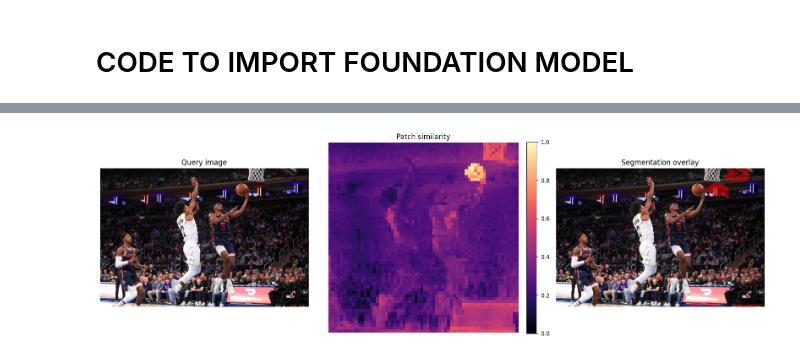
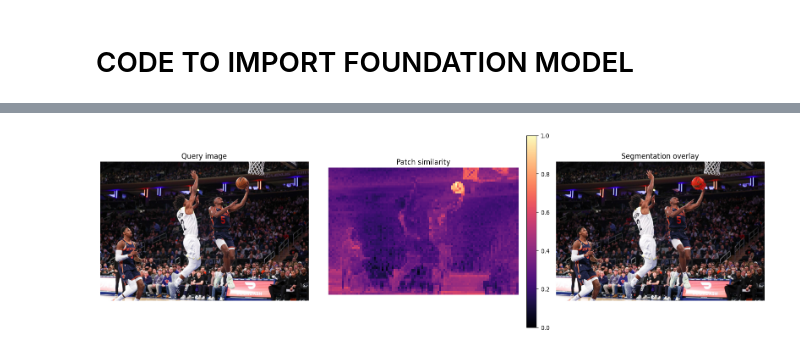
Before and after one commit to plana93/ARGO_Vision_CODEMOTION_2025, a Jupyter notebook: notebooks/training_free_detection.ipynb, the cells around one changed output, grey strips where cells are left out. Cells and saved outputs as stored; diff of their text form; code cells hidden in the pictures.

```diff
--- a/notebooks/training_free_detection.ipynb
+++ b/notebooks/training_free_detection.ipynb
@@ -496,8 +363,8 @@ def sanity_check_pair(
 # =========================
 
 # Paths (set these to your files)
-QUERY_IMAGE_PATH   = Path("/content/downloads/img_0003.jpg")
-SUPPORT_IMAGE_PATH = Path("/content/downloads/img_0004.jpg")
+QUERY_IMAGE_PATH   = Path("/content/downloads/img_0000.jpg")
+SUPPORT_IMAGE_PATH = Path("/content/downloads/img_0001.jpg")
 # Optional: binary mask (PNG/JPG) for the support object (same space as SUPPORT_IMAGE_PATH)
 SUPPORT_MASK_PATH  = None  # e.g., Path("/content/support_mask.png") or None
 
@@ -510,7 +377,7 @@ DEVICE     = torch.device("cuda" if torch.cuda.is_available() else "cpu")
 
 # Mask extraction hyper-parameters
 MASK_MODE            = "threshold"   # 'threshold' or 'topk%'
-THRESH_VALUE         = 0.6           # if 'threshold' + 'static': direct threshold; if 'topk%': percent (0..1)
+THRESH_VALUE         = 0.75           # if 'threshold' + 'static': direct threshold; if 'topk%': percent (0..1)
 THRESHOLD_TYPE       = "max"      # 'static' | 'mean_std' | 'max'
 MORPH_CLOSING_KSIZE  = 0             # 0 to disable
 SMALL_COMPONENT_AREA = 0            # 0 to disable
@@ -596,12 +463,6 @@ def read_rgb(path):
     """Read an image from disk as RGB PIL.Image."""
     return Image.open(str(path)).convert("RGB")
 
-def pil_to_chw_tensor_uint01(pil_img):
-    """Convert PIL RGB to CHW float tensor in [0,1]."""
-    arr = np.array(pil_img)             # H, W, 3  uint8
-    t = torch.from_numpy(arr).permute(2, 0, 1).float() / 255.0
-    return t  # (3,H,W) in [0,1]
-
 def upsample_to_image(mask_hw, target_hw):
     """Upsample a (Hp,Wp) mask to (H,W) with nearest."""
     H, W = target_hw
@@ -610,10 +471,7 @@ def upsample_to_image(mask_hw, target_hw):
     return (m_up > 0.5).to(torch.uint8)              # keep it binary
 
 def overlay_mask_on_image(img_np, mask_np, alpha=0.5):
-    """
-    Overlay a binary mask (H,W) over an RGB image (H,W,3) with a red tint.
-    img_np can be uint8 or float [0..1].
-    """
+    """Overlay a binary mask (H,W) over an RGB image (H,W,3) with a red tint."""
     if img_np.dtype != np.uint8:
         base = (np.clip(img_np, 0, 1) * 255).astype(np.uint8)
     else:
@@ -627,32 +485,31 @@ def overlay_mask_on_image(img_np, mask_np, alpha=0.5):
     ).astype(np.uint8)
     return out
 
+
 # 1) Load model and transforms
-model = load_dinov3(MODEL_NAME, DEVICE)                       # e.g. 'vit_small_plus_patch16_dinov3_qkvb.lvd1689m'
-transform = dinov3_transform(model, force_size=INPUT_SIZE)    # e.g. INPUT_SIZE=256 (coerente per tutte le immagini)
+model = load_dinov3(MODEL_NAME, DEVICE)                    # es: 'vit_small_plus_patch16_dinov3_qkvb.lvd_1689m'
+transform = dinov3_transform(model, force_size=INPUT_SIZE) # es: INPUT_SIZE=256 (short side)
 
-# 2) Load images
+# 2) Load images (PIL)
 q_pil = read_rgb(QUERY_IMAGE_PATH)
 s_pil = read_rgb(SUPPORT_IMAGE_PATH)
-q_np  = np.array(q_pil)  # keep originals for visualization
+q_np  = np.array(q_pil)  # keep original for visualization
+print(f"[DEBUG] Query PIL size (W,H): {q_pil.size}")
+print(f"[DEBUG] Support PIL size (W,H): {s_pil.size}")
 
-# 3) Preprocess → CHW tensors in [0,1] (prima del tfm di timm, che verrà applicato in extract_from_layer_dinov3)
-q_chw = pil_to_chw_tensor_uint01(q_pil)            # (3,H,W)
-s_chw = pil_to_chw_tensor_uint01(s_pil)            # (3,H,W)
+# 3) Feature maps (C, Hp, Wp) — pass PIL to the extractor (transform inside)
+q_fmap = extract_from_layer_dinov3(q_pil, model, transform, DEVICE, mask_hw=None, verbose=True)
+s_fmap = extract_from_layer_dinov3(s_pil, model, transform, DEVICE, mask_hw=None, verbose=True)
 
-# 4) Feature maps (C, Hp, Wp) — also to inspect grid sizes
-q_fmap = extract_from_layer_dinov3(q_chw.to(DEVICE), model, transform, DEVICE, mask_hw=None, verbose=True)
-s_fmap = extract_from_layer_dinov3(s_chw.to(DEVICE), model, transform, DEVICE, mask_hw=None, verbose=True)
-
-# 5) Build a support embedding (from mask if provided, else global average)
+# 4) Build a support embedding (from mask if provided, else global average)
 if SUPPORT_MASK_PATH is not None:
     m_pil = Image.open(str(SUPPORT_MASK_PATH)).convert("L")
     m_np  = (np.array(m_pil) > 127).astype(np.uint8)      # binarize at 128
     m_t   = torch.from_numpy(m_np)                        # (Hs_img, Ws_img)
 
-    # Use the masked averaging path directly from the support image (robust to grid):
+    # Masked embedding directly from support PIL (extractor handles resize)
     s_emb = extract_from_layer_dinov3(
-        s_chw.to(DEVICE), model, transform, DEVICE,
+        s_pil, model, transform, DEVICE,
         mask_hw=m_t.to(DEVICE), verbose=True
     )  # (C,)
 else:
@@ -662,39 +519,32 @@ else:
 print(f"[DEBUG] Feature dim (C): {q_fmap.shape[0]}")
 print(f"[DEBUG] Query grid: {tuple(q_fmap.shape[1:])} | Support grid: {tuple(s_fmap.shape[1:])}")
 
-# 6) Similarity on the query
+# 5) Similarity on the query
 q_sim = compute_similarity_map(q_fmap, s_emb, normalize=True)  # (Hq, Wq)
 print(f"[DEBUG] q_sim stats: min={q_sim.min().item():.4f}  max={q_sim.max().item():.4f}  mean={q_sim.mean().item():.4f}  std={q_sim.std().item():.4f}")
 
-# 7) Threshold to get a patch-level binary mask
+# 6) Threshold to get a patch-level binary mask
 q_mask_patch = extract_mask(
     q_sim,
     mode=MASK_MODE,                      # "threshold" | "topk%"
-    tval=THRESH_VALUE,                   # float; if threshold_type='max' try 0.7; if topk% try 0.02
+    tval=THRESH_VALUE,                   # es: if 'max' try 0.7–0.85; if 'topk%' try 0.01–0.03
     threshold_type=THRESHOLD_TYPE,       # "static" | "mean_std" | "max"
     closing_kernel_size=MORPH_CLOSING_KSIZE,
     min_area=SMALL_COMPONENT_AREA,
-    keep_largest_cc=KEEP_LARGEST_CC,     # <--- opzionale, True se un solo oggetto
+    keep_largest_cc=KEEP_LARGEST_CC,     # True if single object
 )
 print(f"[DEBUG] q_mask_patch pos_ratio={q_mask_patch.float().mean().item():.4f}")
 
-
-
-
-
-# 8) Upsample mask to image resolution (for visualization)
+# 7) Upsample mask to image resolution (for visualization)
 q_mask_img = upsample_to_image(q_mask_patch, target_hw=(q_np.shape[0], q_np.shape[1])).cpu().numpy()
 
-
-img_tfm = transform(q_chw)   # tensor pre-processato
-print("[DEBUG] Input to model shape:", img_tfm.shape)  # (3, Ht, Wt)
-Ht, Wt = img_tfm.shape[-2:]             # size seen by the model
-H_orig, W_orig = q_np.shape[:2]         # original image size
-print(f"[DEBUG] Query image shape      : {q_np.shape}")
-print(f"[DEBUG] Model input size       : {Ht, Wt}")
-print(f"[DEBUG] Patch feature map shape: {q_fmap.shape[1:]}")
-print(f"[DEBUG] Final mask shape       : {q_mask_img.shape}")
-
+# 8) Debug: dimensions seen by the model (apply transform to PIL!)
+img_tfm = transform(q_pil)   # (3, Ht, Wt)
+Ht, Wt = img_tfm.shape[-2:]
+print(f"[DEBUG] Query image shape      : {q_np.shape} (H,W,C)")
+print(f"[DEBUG] Model input size       : {(Ht, Wt)} (H,W) — after aspect-ratio resize (+ padding if enabled)")
+print(f"[DEBUG] Patch feature map shape: {q_fmap.shape[1:]} (Hp,Wp)")
+print(f"[DEBUG] Final mask shape       : {q_mask_img.shape} (H,W)")
 
 # 9) Visualize: query image, similarity heatmap, overlay
 fig, axs = plt.subplots(1, 3, figsize=(16, 6))
@@ -730 +580 @@ plt.show()
-[figure, old version]
+[figure, new version]
```
Also changed, not shown: parts of 6 cells of this notebook.
